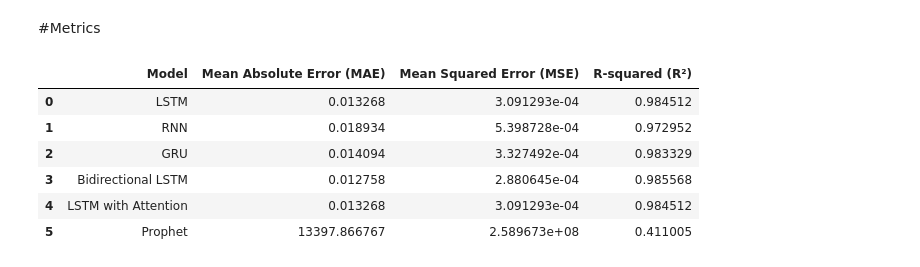
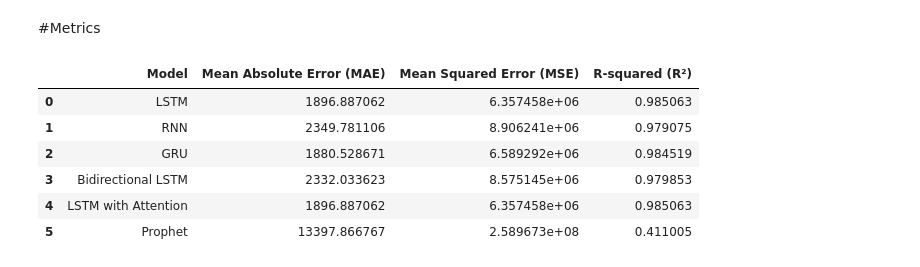
Before and after one commit to Sandeep-4469/ML_Project, a Jupyter notebook: The_Matrix_OG.ipynb, the cells around one changed output. Saved outputs shown, nothing was run; the diff lists cells and outputs as text; code cells hidden in the pictures.

```diff
--- a/The_Matrix_OG.ipynb
+++ b/The_Matrix_OG.ipynb
@@ -768,41 +774,52 @@ plt.show()
 #Metrics
 # %%
 from sklearn.metrics import mean_absolute_error, mean_squared_error, r2_score
+import pandas as pd
+
+y_pred_lstm_inv = target_scaler.inverse_transform(y_pred_lstm_flat.reshape(-1, 1)).flatten()
+y_pred_rnn_inv = target_scaler.inverse_transform(y_pred_rnn_flat.reshape(-1, 1)).flatten()
+y_pred_gru_inv = target_scaler.inverse_transform(y_pred_gru_flat.reshape(-1, 1)).flatten()
+y_pred_bilstm_inv = target_scaler.inverse_transform(y_pred_bilstm_flat.reshape(-1, 1)).flatten()
+y_pred_att_inv = target_scaler.inverse_transform(y_pred_att_flat.reshape(-1, 1)).flatten()
+y_test_inv = target_scaler.inverse_transform(y_test_seq.reshape(-1, 1)).flatten()
+y_test_energy_inv = target_scaler.inverse_transform(test['energy'].values.reshape(-1, 1)).flatten()
+
 metrics = {
-    'Model': ['LSTM', 'RNN','GRU', 'Bidirectional LSTM','LSTM with Attention','Prophet'],
+    'Model': ['LSTM', 'RNN', 'GRU', 'Bidirectional LSTM', 'LSTM with Attention', 'Prophet'],
     'Mean Absolute Error (MAE)': [
-        mean_absolute_error(y_test_seq, y_pred_lstm_flat),
-        mean_absolute_error(y_test_seq, y_pred_rnn_flat),
-        mean_absolute_error(y_test_seq, y_pred_gru_flat),
-        mean_absolute_error(y_test_seq, y_pred_bilstm_flat),
-        mean_absolute_error(y_test_seq, y_pred_att_flat),
+        mean_absolute_error(y_test_inv, y_pred_lstm_inv),
+        mean_absolute_error(y_test_inv, y_pred_rnn_inv),
+        mean_absolute_error(y_test_inv, y_pred_gru_inv),
+        mean_absolute_error(y_test_inv, y_pred_bilstm_inv),
+        mean_absolute_error(y_test_inv, y_pred_att_inv),
         mean_absolute_error(test['energy'].values, forecast[-test_periods:]['yhat'].values)
     ],
     'Mean Squared Error (MSE)': [
-        mean_squared_error(y_test_seq, y_pred_lstm_flat),
-        mean_squared_error(y_test_seq, y_pred_rnn_flat),
-        mean_squared_error(y_test_seq, y_pred_gru_flat),
-        mean_squared_error(y_test_seq, y_pred_bilstm_flat),
-        mean_squared_error(y_test_seq, y_pred_att_flat),
+        mean_squared_error(y_test_inv, y_pred_lstm_inv),
+        mean_squared_error(y_test_inv, y_pred_rnn_inv),
+        mean_squared_error(y_test_inv, y_pred_gru_inv),
+        mean_squared_error(y_test_inv, y_pred_bilstm_inv),
+        mean_squared_error(y_test_inv, y_pred_att_inv),
         mean_squared_error(test['energy'].values, forecast[-test_periods:]['yhat'].values)
     ],
     'R-squared (R²)': [
-        r2_score(y_test_seq, y_pred_lstm_flat),
-        r2_score(y_test_seq, y_pred_rnn_flat),
-        r2_score(y_test_seq, y_pred_gru_flat),
-        r2_score(y_test_seq, y_pred_bilstm_flat),
-        r2_score(y_test_seq, y_pred_att_flat),
+        r2_score(y_test_inv, y_pred_lstm_inv),
+        r2_score(y_test_inv, y_pred_rnn_inv),
+        r2_score(y_test_inv, y_pred_gru_inv),
+        r2_score(y_test_inv, y_pred_bilstm_inv),
+        r2_score(y_test_inv, y_pred_att_inv),
         r2_score(test['energy'].values, forecast[-test_periods:]['yhat'].values)
     ]
 }
 
 evaluation_metrics = pd.DataFrame(metrics)
+
 evaluation_metrics
 # %% [output]
 |  | Model | Mean Absolute Error (MAE) | Mean Squared Error (MSE) | R-squared (R²) |
-| 0 | LSTM | 0.013268 | 3.091293e-04 | 0.984512 |
-| 1 | RNN | 0.018934 | 5.398728e-04 | 0.972952 |
-| 2 | GRU | 0.014094 | 3.327492e-04 | 0.983329 |
-| 3 | Bidirectional LSTM | 0.012758 | 2.880645e-04 | 0.985568 |
-| 4 | LSTM with Attention | 0.013268 | 3.091293e-04 | 0.984512 |
+| 0 | LSTM | 1896.887062 | 6.357458e+06 | 0.985063 |
+| 1 | RNN | 2349.781106 | 8.906241e+06 | 0.979075 |
+| 2 | GRU | 1880.528671 | 6.589292e+06 | 0.984519 |
+| 3 | Bidirectional LSTM | 2332.033623 | 8.575145e+06 | 0.979853 |
+| 4 | LSTM with Attention | 1896.887062 | 6.357458e+06 | 0.985063 |
 | 5 | Prophet | 13397.866767 | 2.589673e+08 | 0.411005 |
```
Also changed, not shown: parts of 15 cells of this notebook.
